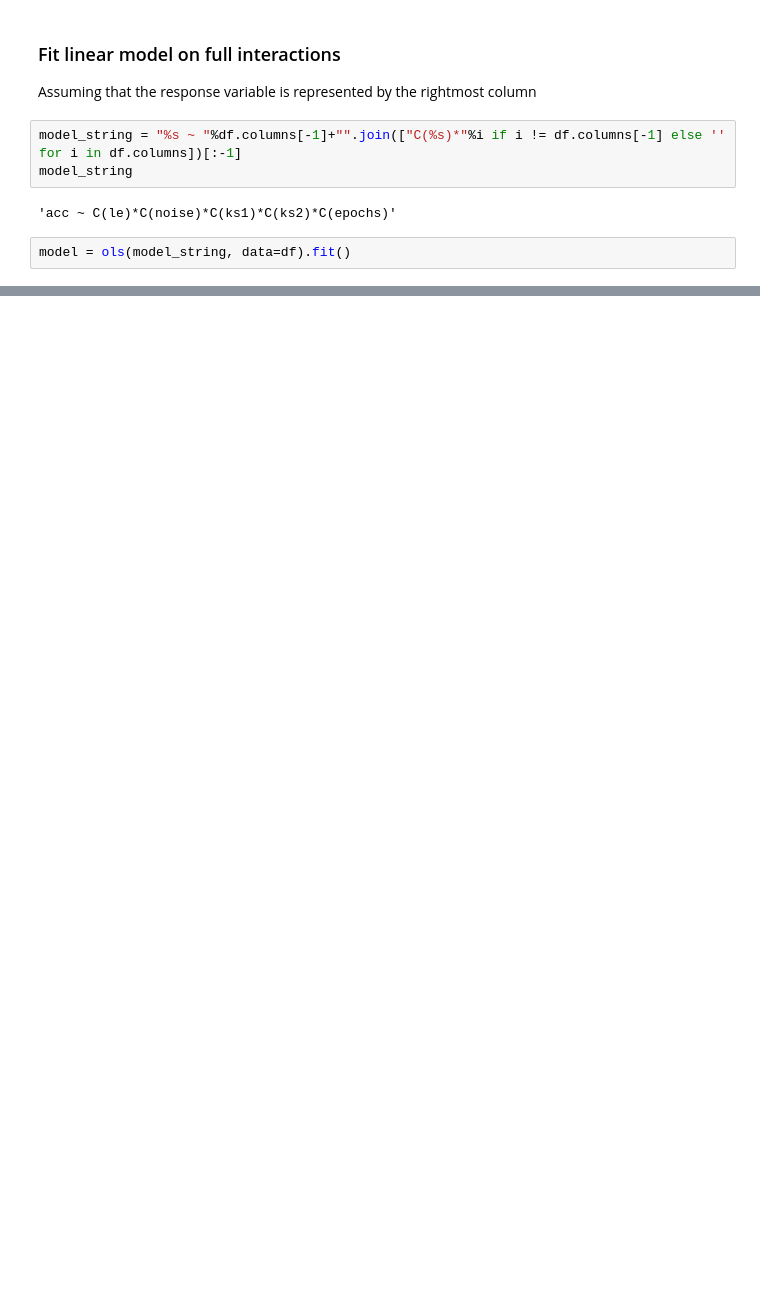
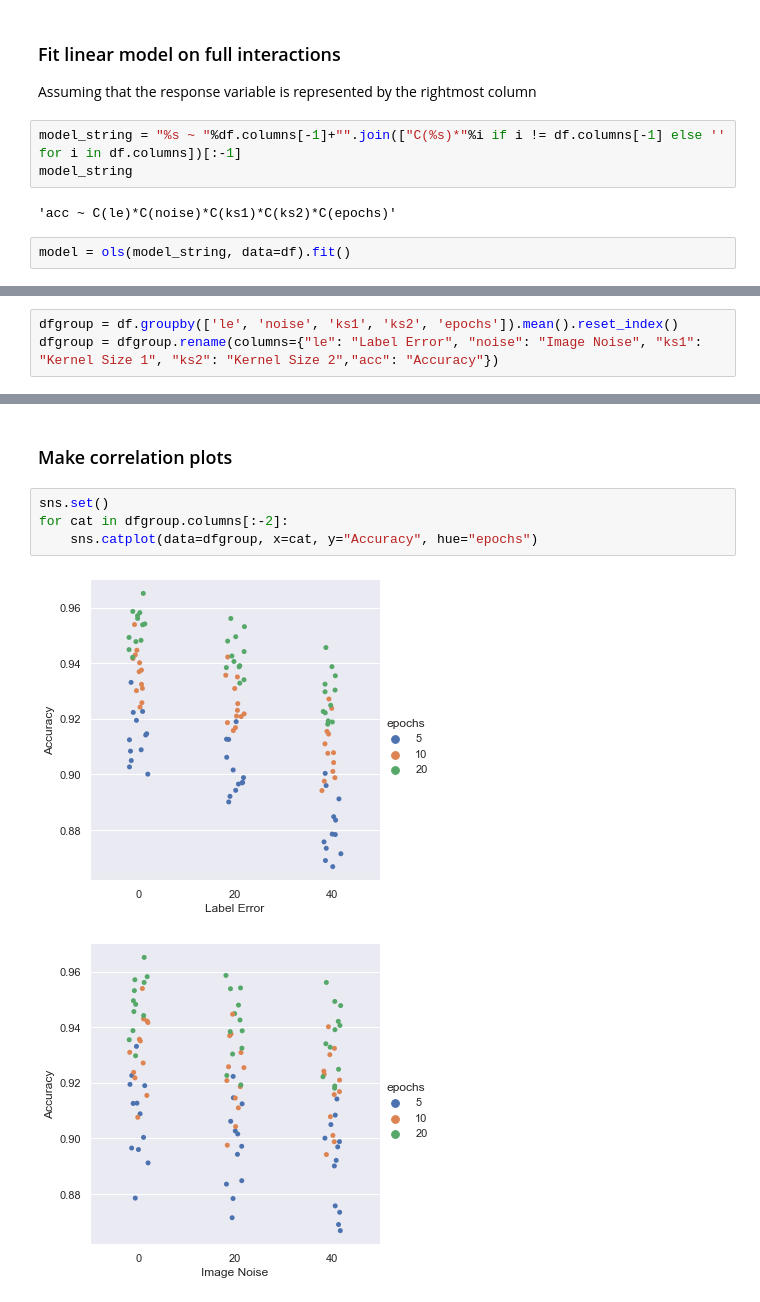
Before and after one commit to Lingkar/quantitative_performance_evaluation_group_6, a Jupyter notebook: outputs/analysis.ipynb, the cells around one changed output, grey strips where cells are left out. Cells and saved outputs as stored; diff of their text form; blank space fills up the shorter version.

```diff
--- a/outputs/analysis.ipynb
+++ b/outputs/analysis.ipynb
@@ -115,0 +99,3 @@ df.nsmallest(20,'acc')
+# %%
+dfgroup = df.groupby(['le', 'noise', 'ks1', 'ks2', 'epochs']).mean().reset_index()
+dfgroup = dfgroup.rename(columns={"le": "Label Error", "noise": "Image Noise", "ks1": "Kernel Size 1", "ks2": "Kernel Size 2","acc": "Accuracy"})
@@ -115,0 +122,9 @@ df.nsmallest(20,'acc')
+# %% [markdown]
+### Make correlation plots
+# %%
+sns.set()
+for cat in dfgroup.columns[:-2]:
+    sns.catplot(data=dfgroup, x=cat, y="Accuracy", hue="epochs")
+# %% [output]
+[figure, added]
+[figure, added]
```
Also changed, not shown: parts of 9 cells of this notebook.
